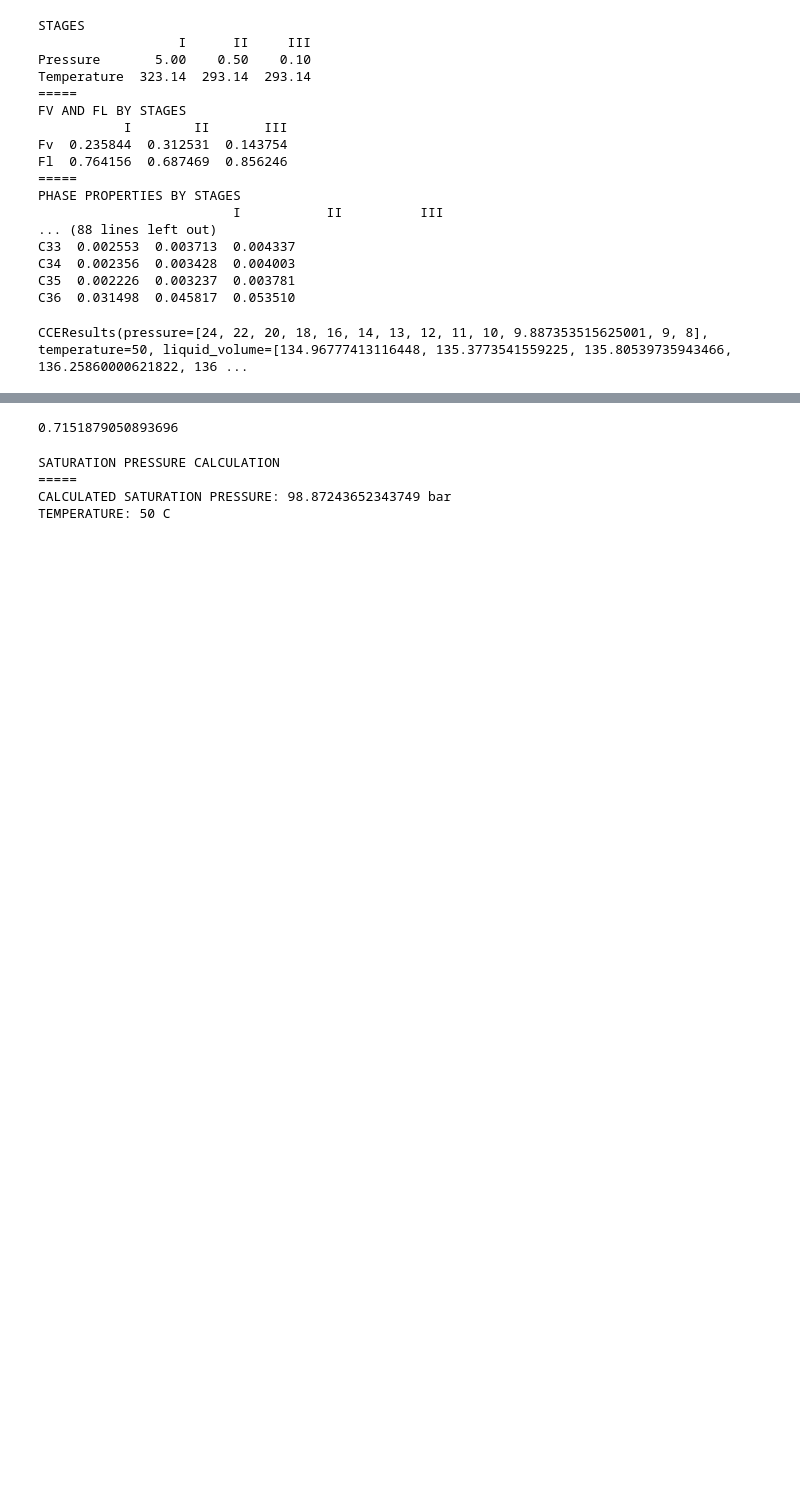
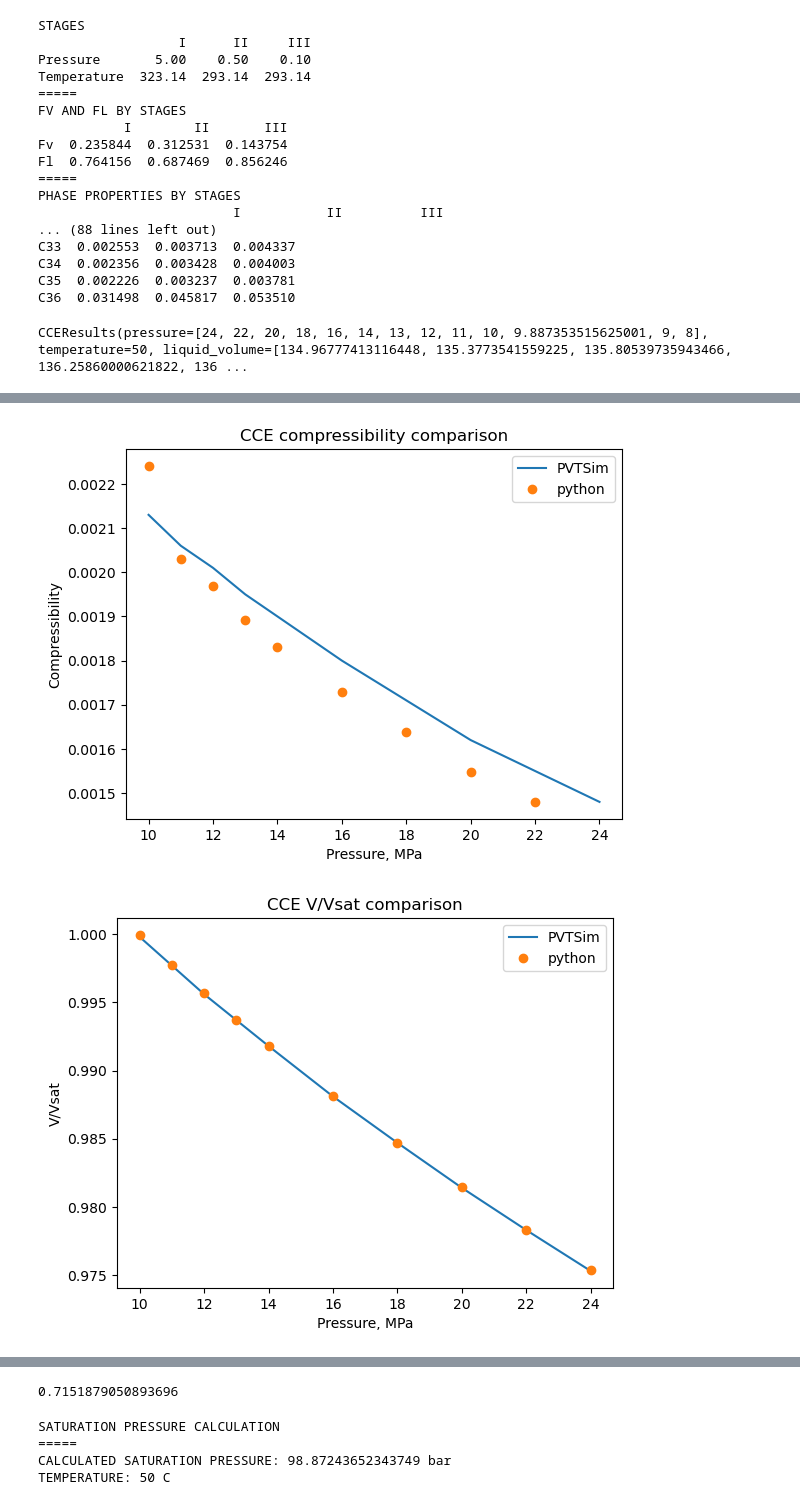
Before and after one commit to SidorenkoDD/BlackBoxFluid, a Jupyter notebook: code/tests2.ipynb, the cells around one changed output, grey strips where cells are left out. Saved outputs shown, nothing was run; the diff lists cells and outputs as text; code cells hidden in the pictures; blank space fills up the shorter version.

```diff
--- a/code/tests2.ipynb
+++ b/code/tests2.ipynb
@@ -466,0 +450,3 @@ model1.experiments.CCE._calculate_compressibility()
+# %%
+cce_df = model1.experiments.CCE._calculate_compressibility()
+cce_df = cce_df[cce_df['Pressure'] >= 10]
@@ -466,0 +501,31 @@ model1.experiments.CCE._calculate_compressibility()
+# %%
+import matplotlib.pyplot as plt
+
+plt.plot(pvtsim_pressure, pvtsim_compress, label = 'PVTSim',)
+plt.plot(cce_df['Pressure'], cce_df['Compressibility'], label = 'python', marker = 'o', linestyle = '')
+plt.xlabel('Pressure, MPa')
+plt.ylabel('Compressibility')
+plt.title('CCE compressibility comparison')
+plt.legend()
+plt.show()
+
+
+plt.plot(pvtsim_pressure, pvtsim_v_d_vsat, label = 'PVTSim',)
+plt.plot(cce_df['Pressure'], cce_df['V/Vsat'], label = 'python', marker = 'o', linestyle = '')
+plt.xlabel('Pressure, MPa')
+plt.ylabel('V/Vsat')
+plt.title('CCE V/Vsat comparison')
+plt.legend()
+plt.show()
+
+
+plt.plot(pvtsim_pressure, pvtsim_dens, label = 'PVTSim',)
+plt.plot(cce_df['Pressure'], cce_df['Liquid density'], label = 'python', marker = 'o', linestyle = '')
+plt.xlabel('Pressure, MPa')
+plt.ylabel('Liquid density')
+plt.title('CCE Liquid density comparison')
+plt.legend()
+plt.show()
+# %% [output]
+[figure, added]
+[figure, added]
```
Also changed, not shown: parts of 11 cells of this notebook, 1 other file.
